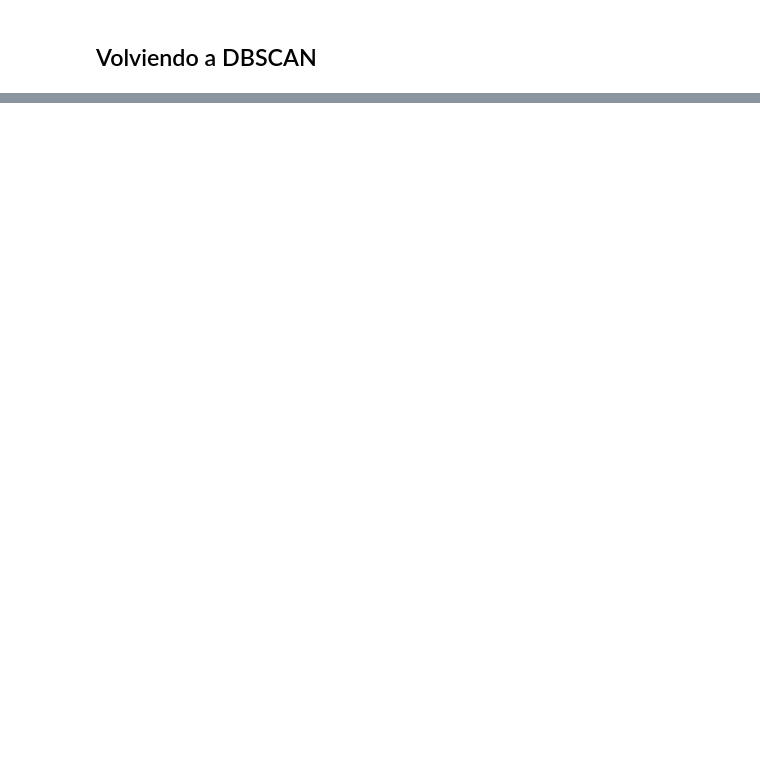
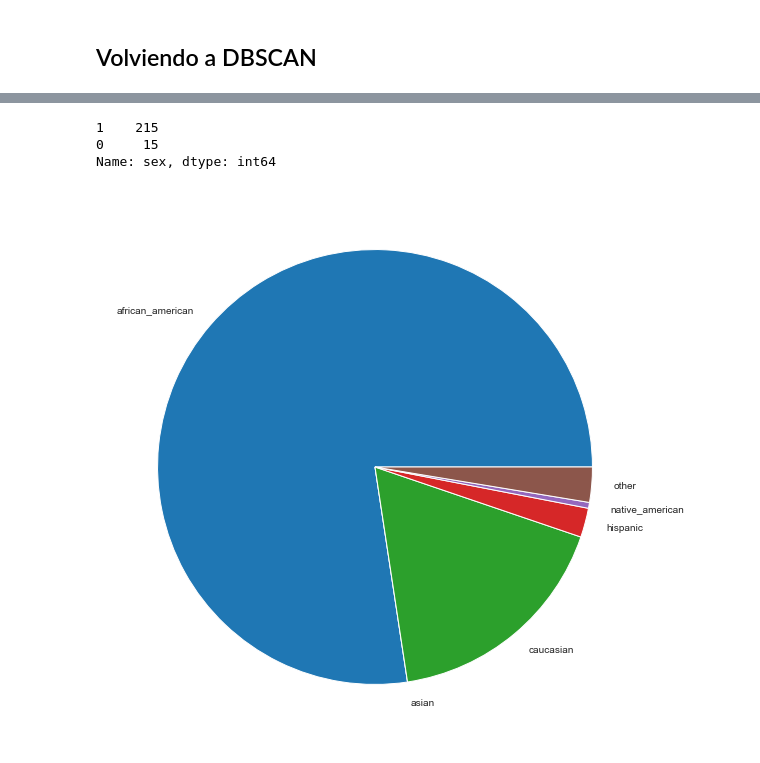
Before and after one commit to PJaramilloV/bias-no-basado, a Jupyter notebook: src/pregunta-2.ipynb, the cells around one changed output, grey strips where cells are left out. Saved outputs shown, nothing was run; the diff lists cells and outputs as text; code cells hidden in the pictures; blank space fills up the shorter version.

```diff
--- a/src/pregunta-2.ipynb
+++ b/src/pregunta-2.ipynb
@@ -180,9 +180,9 @@ plt.show()
 # %%
 # Descartamos el metodo single puesto que no se puede definir la altura de corte de manera visual
 # Para complete el trehshold sera de 6000, para average de 3000 y para ward de 1000000
-complete_agg = AgglomerativeClustering(n_clusters=None, linkage='complete', distance_threshold=6000).fit(blind_recid_people)
-average_agg = AgglomerativeClustering(n_clusters=None, linkage='average', distance_threshold=3000).fit(blind_recid_people)
-ward_agg = AgglomerativeClustering(n_clusters=None, linkage='ward', distance_threshold=100000).fit(blind_recid_people)
+complete_agg = AgglomerativeClustering(n_clusters=None, linkage='complete', distance_threshold=5000).fit(blind_recid_people)
+average_agg = AgglomerativeClustering(n_clusters=None, linkage='average', distance_threshold=2500).fit(blind_recid_people)
+ward_agg = AgglomerativeClustering(n_clusters=None, linkage='ward', distance_threshold=150000).fit(blind_recid_people)
 
 # Ahora revisamos el porcentaje de reincidencia por cluster
 main_people['complete_cl'] = complete_agg.labels_
@@ -218,0 +218,4 @@ Name: is_recid, dtype: float64
+# %%
+# Notamos que DBSCAN nos muestra outlayers, pero dichos outlayers son notoriamente reincidentes, ahora procederemos a describir este grupo
+reincident_people = main_people[main_people.db_cl == -1]
+reincident_people.describe()
@@ -218,0 +233,17 @@ Name: is_recid, dtype: float64
+# %%
+reincident_people.sex.value_counts()
+# %% [output]
+1    215
+0     15
+Name: sex, dtype: int64
+# %%
+# Piechart by race
+labels = ['african_american', 'asian', 'caucasian', 'hispanic', 'native_american', 'other']
+race_count = [len(reincident_people[reincident_people['race_African-American'] == 1]), len(reincident_people[reincident_people['race_Asian'] == 1]), len(reincident_people[reincident_people['race_Caucasian'] == 1]),
+              len(reincident_people[reincident_people['race_Hispanic'] == 1]), len(reincident_people[reincident_people['race_Native American'] == 1]), len(reincident_people[reincident_people['race_Other'] == 1])]
+
+plt.figure(figsize=(14, 10))
+plt.pie(race_count, labels=labels)
+plt.show()
+# %% [output]
+[figure, added]
```
Also changed, not shown: parts of 22 cells of this notebook, 1 other file.
